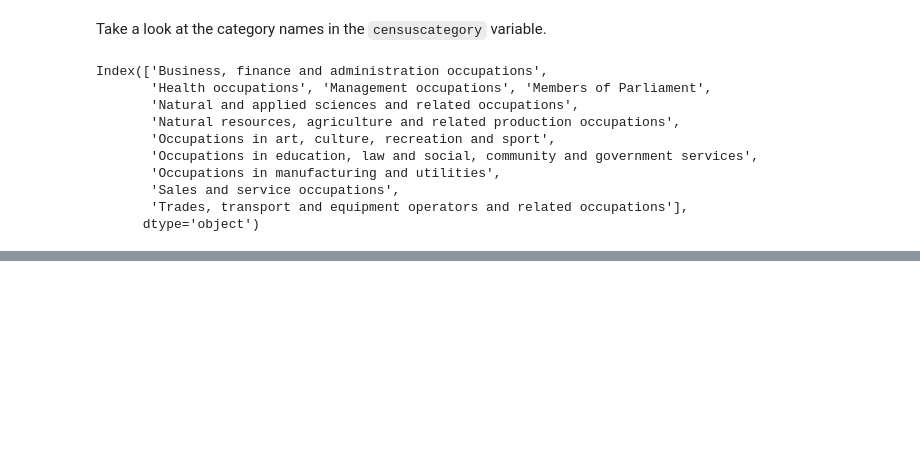
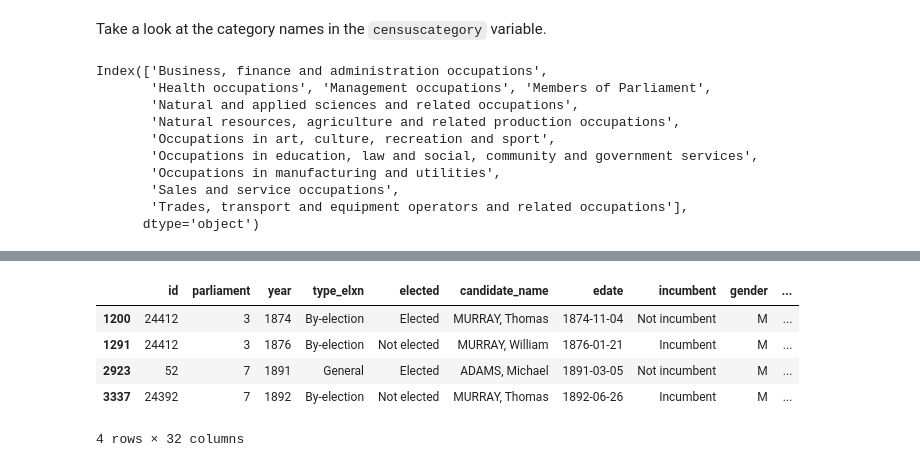
Before and after one commit to cmekik/CDSI_DSwP, a Jupyter notebook: DSwPython.ipynb, the cells around one changed output, grey strips where cells are left out. Cells and saved outputs as stored; diff of their text form; code cells hidden in the pictures; blank space fills up the shorter version.

```diff
--- a/DSwPython.ipynb
+++ b/DSwPython.ipynb
@@ -328,0 +659,2 @@ These parameters can save you a lot of time, so be sure to check the documentati
+# %%
+df["age"] = df.year - df.birth_year
@@ -328,0 +673,9 @@ These parameters can save you a lot of time, so be sure to check the documentati
+# %%
+df[df.year < df.birth_year]
+# %% [output]
+|  | id | parliament | year | type_elxn | elected | candidate_name | edate | incumbent | gender | ... |
+| 1200 | 24412 | 3 | 1874 | By-election | Elected | MURRAY, Thomas | 1874-11-04 | Not incumbent | M | ... |
+| 1291 | 24412 | 3 | 1876 | By-election | Not elected | MURRAY, William | 1876-01-21 | Incumbent | M | ... |
+| 2923 | 52 | 7 | 1891 | General | Elected | ADAMS, Michael | 1891-03-05 | Not incumbent | M | ... |
+| 3337 | 24392 | 7 | 1892 | By-election | Not elected | MURRAY, Thomas | 1892-06-26 | Incumbent | M | ... |
+4 rows × 32 columns
```
Also changed, not shown: parts of 74 cells of this notebook.
